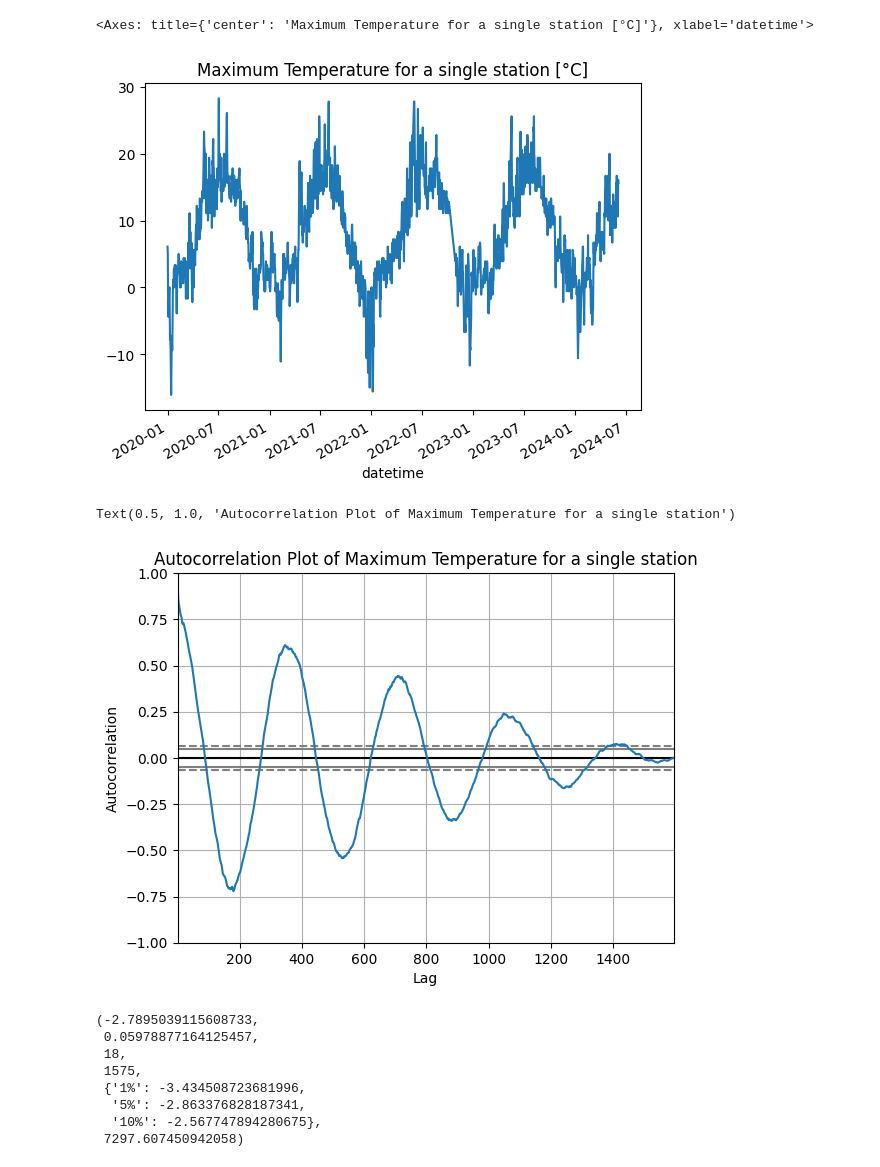
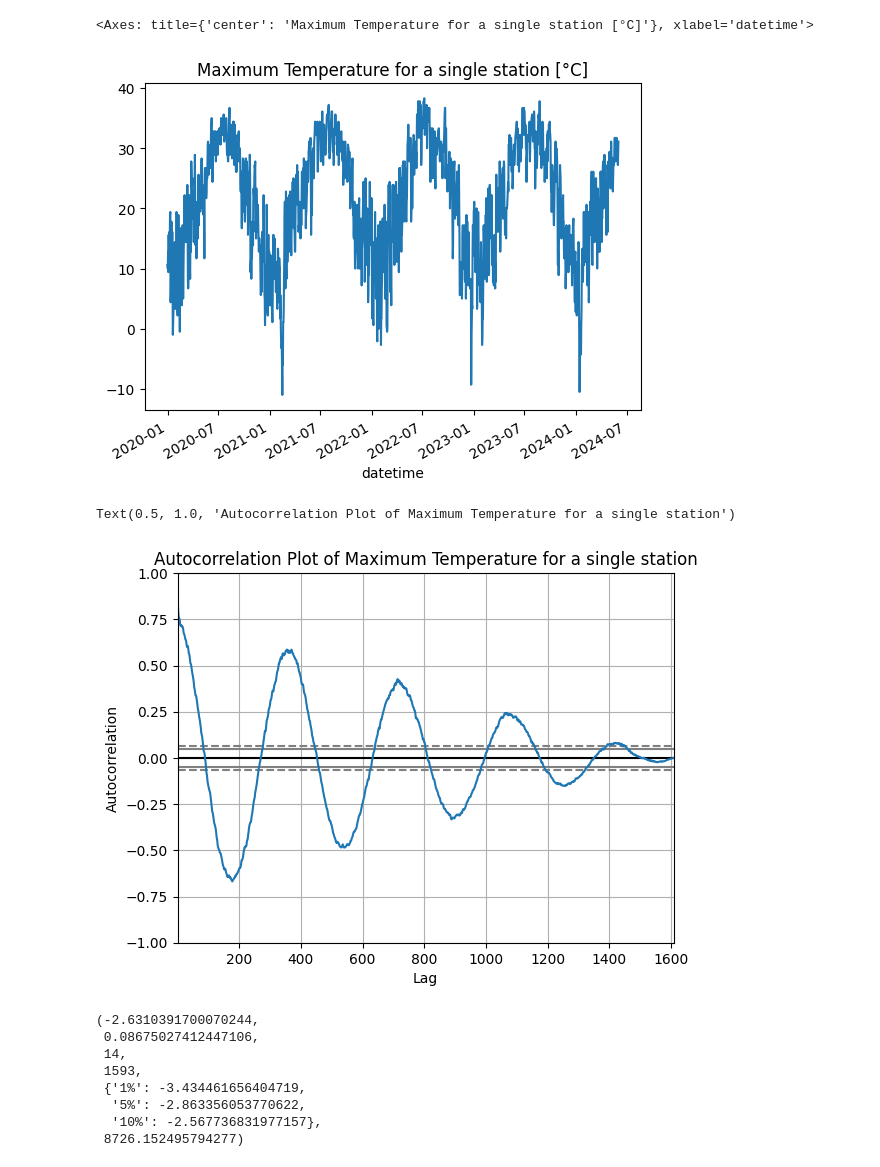
Before and after one commit to Peropero0/quantitative_finance_playground, a Jupyter notebook: notebooks/finance_notebooks/temperature_analysis/temperature_dataset_deseasoning.ipynb, the cells around one changed output. Cells and saved outputs as stored; diff of their text form; code cells hidden in the pictures.

```diff
--- a/notebooks/finance_notebooks/temperature_analysis/temperature_dataset_deseasoning.ipynb
+++ b/notebooks/finance_notebooks/temperature_analysis/temperature_dataset_deseasoning.ipynb
@@ -118,15 +123,15 @@ historical_temperatures
 # %%
 # pick a random station id and visualize the maximum temperature.
 # it is clear that a seasonal pattern is present, this is a quite obvious
 # and expected behavior
-station_id = 'USW00025322'
+station_id = 'USC00035189'
 
 historical_temperatures['TMAX'].unstack()[station_id].resample('D').asfreq().dropna().plot(
     title='Maximum Temperature for a single station [°C]'
 )
 # %% [output]
 <Axes: title={'center': 'Maximum Temperature for a single station [°C]'}, xlabel='datetime'>
-[figure, old version]
+[figure, new version]
 # %%
 # autocorrelation plot of the maximum temperature of a single station
 # as we expected, there is autocorrelation.
@@ -138,20 +143,20 @@ pd.plotting.autocorrelation_plot(historical_temperatures['TMAX'].unstack()[stati
 plt.title('Autocorrelation Plot of Maximum Temperature for a single station')
 # %% [output]
 Text(0.5, 1.0, 'Autocorrelation Plot of Maximum Temperature for a single station')
-[figure, old version]
+[figure, new version]
 # %%
 # this kind of data is not stationary, so we have to do something!
 # we should remove the seasonality and check again
 adfuller(historical_temperatures['TMAX'].unstack()[station_id].resample('D').asfreq().dropna())
 # %% [output]
-(-2.7895039115608733,
- 0.05978877164125457,
- 18,
- 1575,
- {'1%': -3.434508723681996,
-  '5%': -2.863376828187341,
-  '10%': -2.567747894280675},
- 7297.607450942058)
+(-2.6310391700070244,
+ 0.08675027412447106,
+ 14,
+ 1593,
+ {'1%': -3.434461656404719,
+  '5%': -2.863356053770622,
+  '10%': -2.567736831977157},
+ 8726.152495794277)
 # %%
 # let us now try to remove this kind of seasonality.
 # an intuitive transformation could be to apply a diff(365), that is
```
Also changed, not shown: parts of 6 cells of this notebook, 1 other file.
